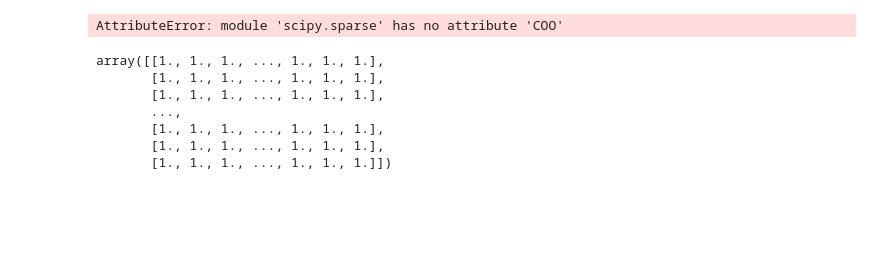
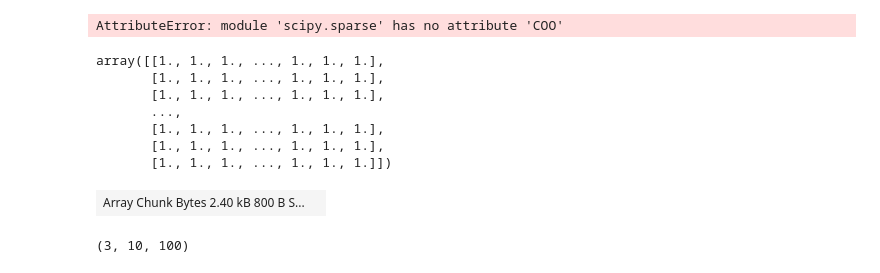
Before and after one commit to m-albert/MVRegFus, a Jupyter notebook: test_dct_weights.ipynb, the cells around one changed output. Cells and saved outputs as stored; diff of their text form; code cells hidden in the pictures; blank space fills up the shorter version.

```diff
--- a/test_dct_weights.ipynb
+++ b/test_dct_weights.ipynb
@@ -938,0 +943,10 @@ da.apply_along_axis?
+# %%
+x = da.random.random((3,100,100),chunks=(1,10,10))
+# %%
+x.partitions[:,0,0]
+# %% [output]
+| Array Chunk Bytes 2.40 kB 800 B S... |  |
+# %%
+x.blocks[:,].shape
+# %% [output]
+(3, 10, 100)
```
Also changed, not shown: parts of 4 cells of this notebook, 2 other files.
